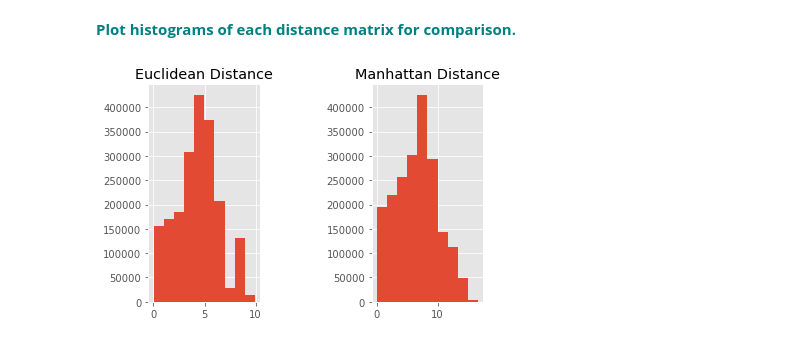
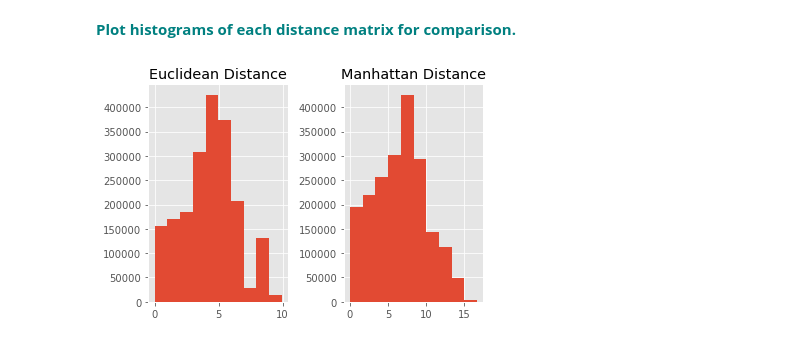
Before and after one commit to lutimoth/SpringboardMay2022, a Jupyter notebook: Euclidean_and_Manhattan_Distances_Case_Study/Euclidean_and_Manhattan_Distances_Case_Study.ipynb, the cells around one changed output. Drawn from its saved outputs; the diff is of its cells as text; code cells hidden in the pictures.

```diff
--- a/Euclidean_and_Manhattan_Distances_Case_Study/Euclidean_and_Manhattan_Distances_Case_Study.ipynb
+++ b/Euclidean_and_Manhattan_Distances_Case_Study/Euclidean_and_Manhattan_Distances_Case_Study.ipynb
@@ -79,10 +79,10 @@ largeMat = np.random.random((10000,100))
 # %%
 fig, (ax1, ax2) = plt.subplots(1,2)
 ax1.hist(DistEuclid)
 ax1.set_title("Euclidean Distance")
 ax2.hist(DistManhattan)
 ax2.set_title("Manhattan Distance")
-plt.subplots_adjust(wspace = 1)
+plt.subplots_adjust(wspace = 0.4)
 plt.show();
 # %% [output]
-[figure, old version]
+[figure, new version]
```
